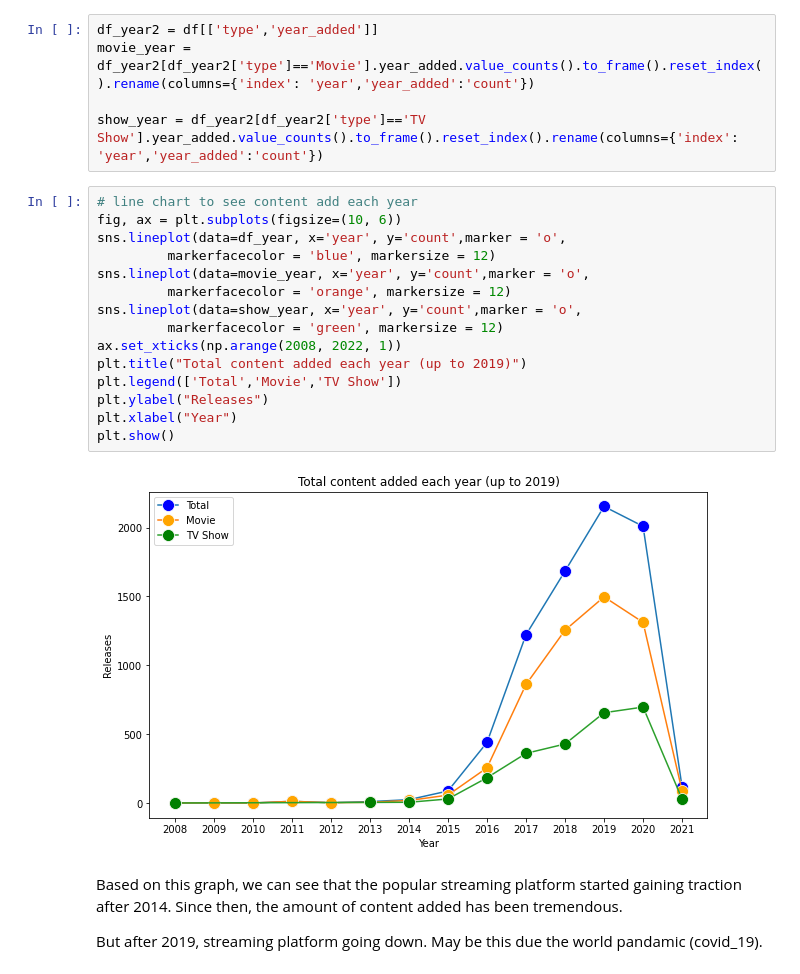
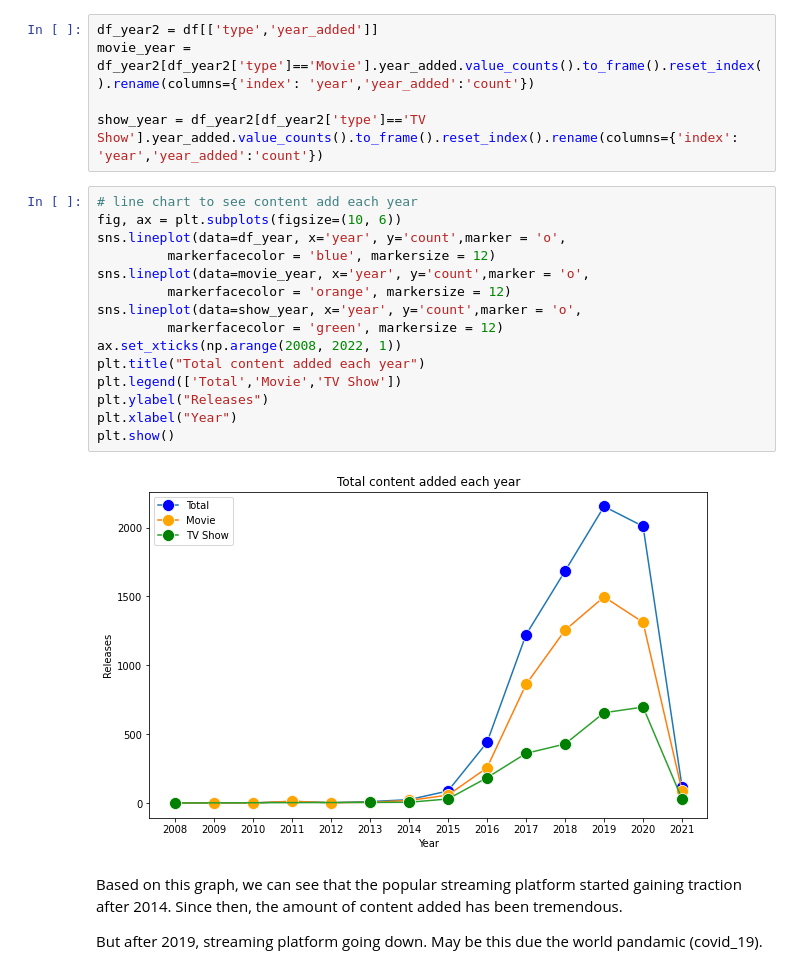
Before and after one commit to Ankushsaini90/NETFLIX-MOVIES-AND-TV-SHOWS-CLUSTERING, a Jupyter notebook: NETFLIX_MOVIES_AND_TV_SHOWS_CLUSTERING.ipynb, the cells around one changed output. Drawn from its saved outputs; the diff is of its cells as text.

```diff
--- a/NETFLIX_MOVIES_AND_TV_SHOWS_CLUSTERING.ipynb
+++ b/NETFLIX_MOVIES_AND_TV_SHOWS_CLUSTERING.ipynb
@@ -257,20 +257,20 @@ show_year = df_year2[df_year2['type']=='TV Show'].year_added.value_counts().to_f
 # %%
 # line chart to see content add each year
 fig, ax = plt.subplots(figsize=(10, 6))
 sns.lineplot(data=df_year, x='year', y='count',marker = 'o',
          markerfacecolor = 'blue', markersize = 12)
 sns.lineplot(data=movie_year, x='year', y='count',marker = 'o',
          markerfacecolor = 'orange', markersize = 12)
 sns.lineplot(data=show_year, x='year', y='count',marker = 'o',
          markerfacecolor = 'green', markersize = 12)
 ax.set_xticks(np.arange(2008, 2022, 1))
-plt.title("Total content added each year (up to 2019)")
+plt.title("Total content added each year")
 plt.legend(['Total','Movie','TV Show'])
 plt.ylabel("Releases")
 plt.xlabel("Year")
 plt.show()
 # %% [output]
-[figure, old version]
+[figure, new version]
 # %% [markdown]
 Based on this graph, we can see that the popular streaming platform started gaining traction after 2014. Since then, the amount of content added has been tremendous.
 
```
